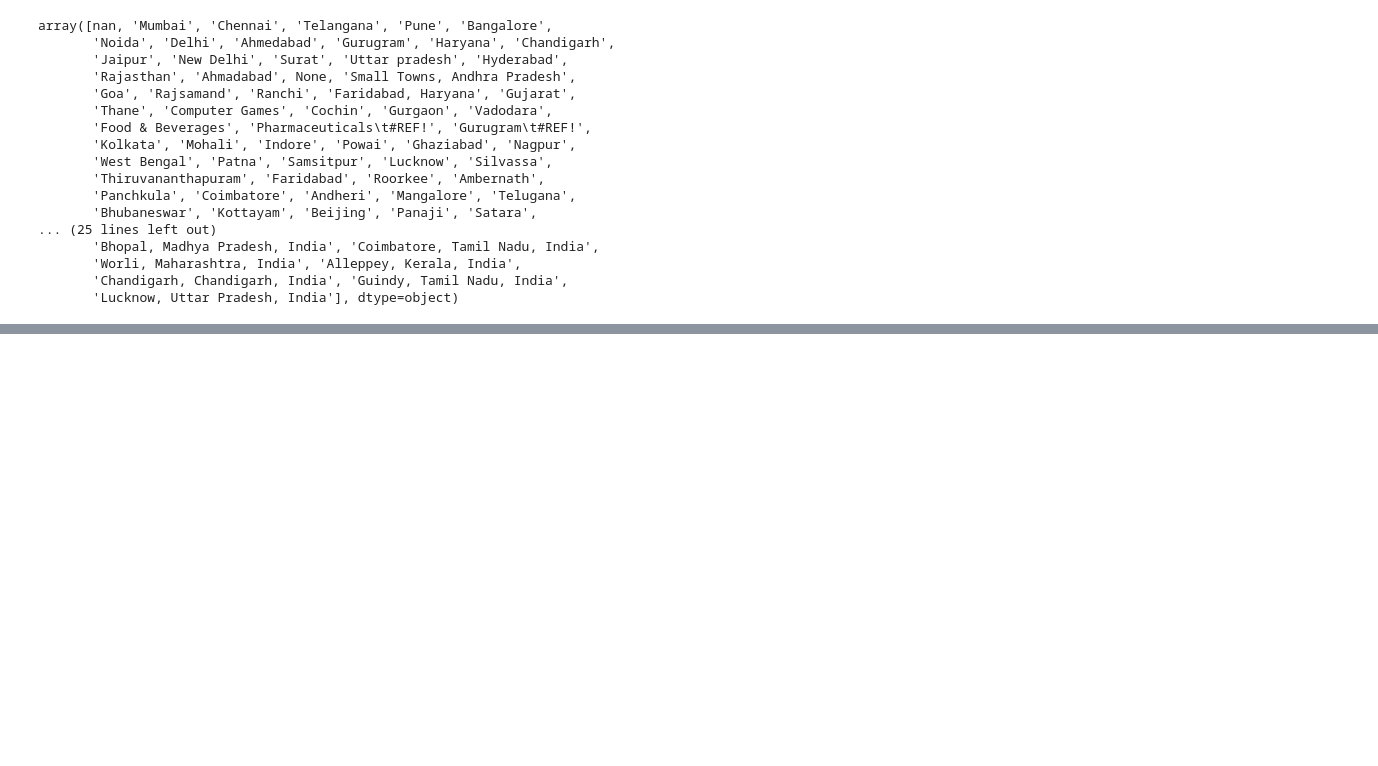
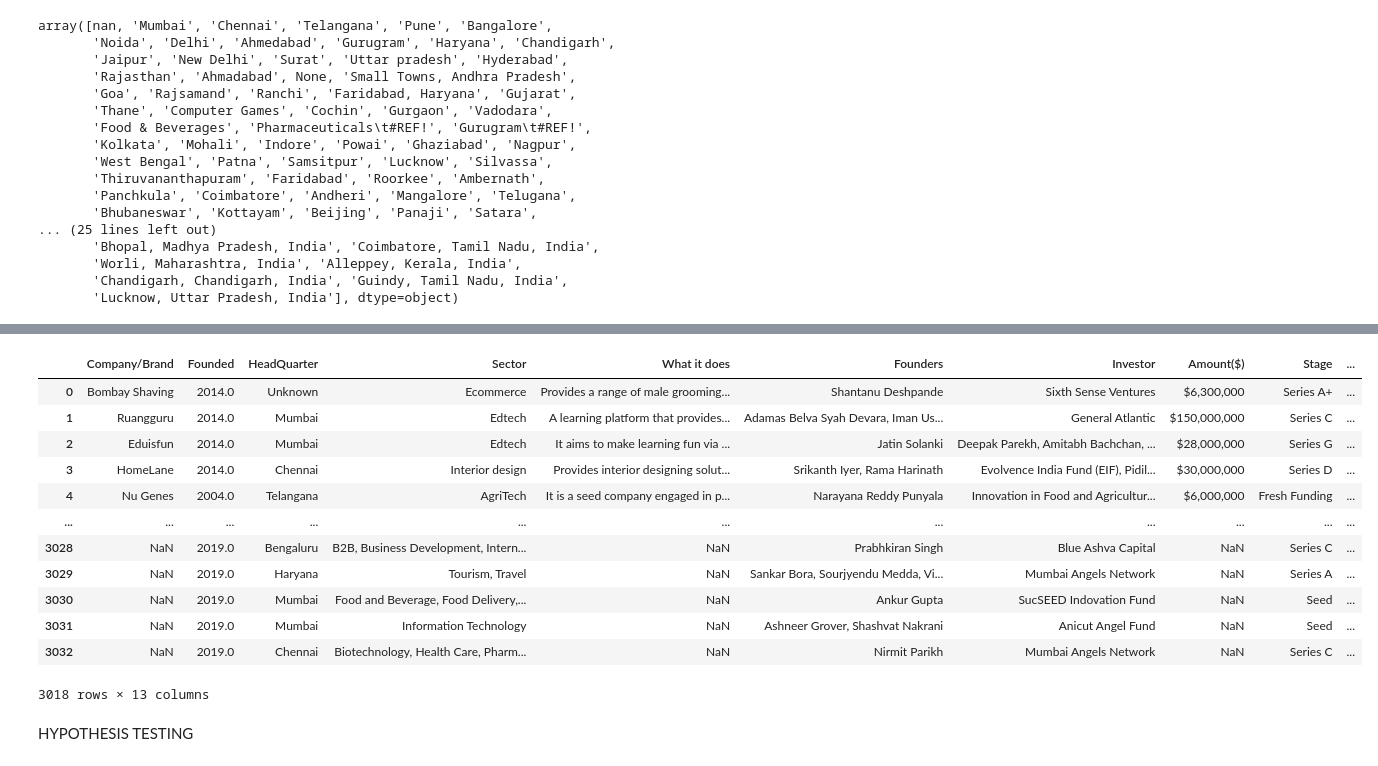
Before and after one commit to Rocinaro/wayne, a Jupyter notebook: notebook/.ipynb, the cells around one changed output, grey strips where cells are left out. Drawn from its saved outputs; the diff is of its cells as text; code cells hidden in the pictures; blank space fills up the shorter version.

```diff
--- a/notebook/.ipynb
+++ b/notebook/.ipynb
@@ -278,0 +424,2 @@ array([nan, 'Mumbai', 'Chennai', 'Telangana', 'Pune', 'Bangalore',
+# %%
+df_combined['Sector'].fillna('Unknown', inplace=True)
@@ -278,0 +567,18 @@ array([nan, 'Mumbai', 'Chennai', 'Telangana', 'Pune', 'Bangalore',
+# %%
+# List of top 20 most frequent investors
+top_investors = [
+    'Inflection Point Ventures', 'Venture Catalysts', 'Tiger Global', 'Elevation Capital',
+    'Titan Capital', 'We Founder Circle', 'Sixth Sense Ventures', 'Sequoia Capital India',
+    'Kalaari Capital', 'Anicut Angel Fund', 'Alteria Capital', 'Mumbai Angels Network',
+    'SucSEED Indovation Fund', 'Venture Catalysts, 9Unicorns Accelerator Fund', '9Unicorns',
+    'Better Capital', 'Unicorn India Ventures', 'Blue Ashva Capital', 'Y Combinator', 'Sequoia Capital'
+]
+# %%
+# Function to fill missing values with top 20 most frequent investors
+def fill_missing_investors(investor):
+    if pd.isna(investor):
+        return np.random.choice(top_investors)
+    return investor
+
+# Apply the fill_missing_investors function to fill missing values
+df_combined['Investor'] = df_combined['Investor'].apply(fill_missing_investors)
@@ -278,0 +617,36 @@ array([nan, 'Mumbai', 'Chennai', 'Telangana', 'Pune', 'Bangalore',
+# %%
+# List of legitimate stages
+legitimate_stages = [
+    'Series A', 'Series B', 'Series C', 'Series D', 'Series E', 'Series F', 'Series G', 'Series H', 'Series I',
+    'Seed', 'Pre-Seed', 'Seed Funding', 'Early Seed', 'Seed Round', 'Series A+', 'Series B+', 'Series D1',
+    'Fresh Funding', 'Bridge', 'Private Equity', 'Debt Financing', 'Venture - Series Unknown'
+]
+
+# Function to clean and replace stages
+def clean_and_replace_stages(stage):
+    if pd.isna(stage) or stage not in legitimate_stages:
+        return np.random.choice(legitimate_stages)
+    return stage
+
+# Apply the clean_and_replace_stages function to clean and replace missing values
+df_combined['Stage'] = df_combined['Stage'].apply(clean_and_replace_stages)
+# %%
+# Drop duplicates if any
+df_combined = df_combined.drop_duplicates()
+df_combined
+# %% [output]
+|  | Company/Brand | Founded | HeadQuarter | Sector | What it does | Founders | Investor | Amount($) | Stage | ... |
+| 0 | Bombay Shaving | 2014.0 | Unknown | Ecommerce | Provides a range of male grooming... | Shantanu Deshpande | Sixth Sense Ventures | $6,300,000 | Series A+ | ... |
+| 1 | Ruangguru | 2014.0 | Mumbai | Edtech | A learning platform that provides... | Adamas Belva Syah Devara, Iman Us... | General Atlantic | $150,000,000 | Series C | ... |
+| 2 | Eduisfun | 2014.0 | Mumbai | Edtech | It aims to make learning fun via ... | Jatin Solanki | Deepak Parekh, Amitabh Bachchan, ... | $28,000,000 | Series G | ... |
+| 3 | HomeLane | 2014.0 | Chennai | Interior design | Provides interior designing solut... | Srikanth Iyer, Rama Harinath | Evolvence India Fund (EIF), Pidil... | $30,000,000 | Series D | ... |
+| 4 | Nu Genes | 2004.0 | Telangana | AgriTech | It is a seed company engaged in p... | Narayana Reddy Punyala | Innovation in Food and Agricultur... | $6,000,000 | Fresh Funding | ... |
+| ... | ... | ... | ... | ... | ... | ... | ... | ... | ... | ... |
+| 3028 | NaN | 2019.0 | Bengaluru | B2B, Business Development, Intern... | NaN | Prabhkiran Singh | Blue Ashva Capital | NaN | Series C | ... |
+| 3029 | NaN | 2019.0 | Haryana | Tourism, Travel | NaN | Sankar Bora, Sourjyendu Medda, Vi... | Mumbai Angels Network | NaN | Series A | ... |
+| 3030 | NaN | 2019.0 | Mumbai | Food and Beverage, Food Delivery,... | NaN | Ankur Gupta | SucSEED Indovation Fund | NaN | Seed | ... |
+| 3031 | NaN | 2019.0 | Mumbai | Information Technology | NaN | Ashneer Grover, Shashvat Nakrani | Anicut Angel Fund | NaN | Seed | ... |
+| 3032 | NaN | 2019.0 | Chennai | Biotechnology, Health Care, Pharm... | NaN | Nirmit Parikh | Mumbai Angels Network | NaN | Series C | ... |
+3018 rows × 13 columns
+# %% [markdown]
+HYPOTHESIS TESTING
```
Also changed, not shown: parts of 21 cells of this notebook.
